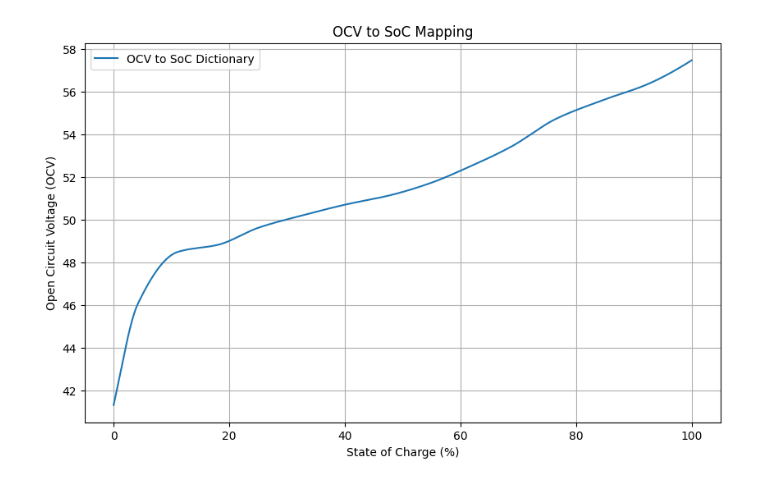
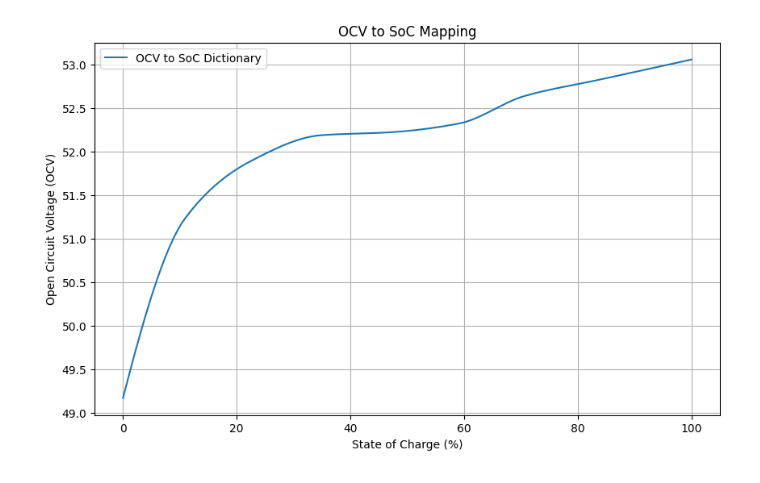
Before and after one commit to shipshape-marine/2rc-ekf-battery-state-estimation, a Jupyter notebook: Calibration Code/3.ocv-soc-fit.ipynb, the cells around one changed output. Cells and saved outputs as stored; diff of their text form; code cells hidden in the pictures.

Commit message:
Update calibration code

```diff
--- a/Calibration Code/3.ocv-soc-fit.ipynb
+++ b/Calibration Code/3.ocv-soc-fit.ipynb
@@ -9,8 +9,9 @@ from scipy.interpolate import PchipInterpolator
 from scipy.interpolate import make_interp_spline
 from scipy.optimize import curve_fit
 # %%
-current_directory = Path.cwd().parent
-discharge_directory = Path.joinpath(current_directory, "Data Start Point")
+from calibration_settings_patch import DATASET, SETTINGS, OUTPUT_DIR, rows
+print(f"Dataset: {DATASET}")
+discharge_directory = OUTPUT_DIR
 
 compiled_file_name = Path.joinpath(discharge_directory, "final_cleaned_compiled.csv")
 points_of_interest_file_name = Path.joinpath(discharge_directory, "points_of_interest.json")
@@ -47,12 +50,5 @@ Total Ah: 73.3691 Ah
 compiled_df['SoC'] = 100.0
 # SoC from discharge curve
 total_charge = total_Ah * 3600  # Convert Ah to Coulombs
-accumulated_charge = 0.0
-for index, row in compiled_df.iterrows():
-    if index % 10000 == 0:
-        print(f"Calculating SoC for row {index}/{len(compiled_df)}", end='\r')
-
-    compiled_df.at[index, 'SoC'] = total_charge - accumulated_charge
-    accumulated_charge += row['Charge Change']
-
-compiled_df["SoC"] = compiled_df["SoC"] / total_charge * 100
+accumulated_charge = compiled_df['Charge Change'].cumsum().shift(1, fill_value=0)
+compiled_df["SoC"] = (total_charge - accumulated_charge) / total_charge * 100
@@ -95,5 +89,6 @@ Before Open: {"index": [13297, 46691, 112353, 168972, 220705, 256857, 294521, 33
 # %%
-trimmed_df = compiled_df[:618898 ]
+trimmed_df = compiled_df
+# Retaill original data frame
 # %%
 plt.figure(figsize=(10, 6))
 plt.plot(trimmed_df['SoC'], trimmed_df['Calibrated Voltage'], label='State of Charge (SoC)')
@@ -111,10 +106,25 @@ plt.show()
 # As the final OCV at SoC = 0
 last_point = trimmed_df.iloc[-1]
 
+# the last sample is read under load, so it is below the OCV.
+# Add back the load current times the resistance seen at
+# the lowest rest (loaded voltage just before that rest -> voltage at its end). Resistance rises further near empty, so this
+# is still a low estimate of the OCV.
+assert before_close['time'][-1] > before_open['time'][-1], "The lowest rest has no end point"
+def mean_current(rows_df):
+    return ((rows_df['Calibrated Current 1'] + rows_df['Calibrated Current 2']) / 2).mean()
+open_index = before_open['index'][-1]
+open_current = mean_current(trimmed_df.iloc[open_index - rows(0.2):open_index])
+lowest_rest_resistance = (before_close['voltage'][-1] - before_open['voltage'][-1]) / open_current
+end_current = mean_current(trimmed_df.iloc[-rows(1):])
+ocv_at_end = last_point['Calibrated Voltage'] + end_current * lowest_rest_resistance
+print(f"Lowest rest: {before_open['voltage'][-1]:.3f} V at {open_current:.1f} A -> {before_close['voltage'][-1]:.3f} V, resistance {lowest_rest_resistance:.4f} Ohm")
+print(f"Last sample: {last_point['Calibrated Voltage']:.3f} V at {end_current:.1f} A -> OCV estimate {ocv_at_end:.3f} V")
+
 if before_close['index'][-1] != len(trimmed_df) - 1:
     before_close['SoC'].append(last_point['SoC'])
-    before_close['voltage'].append(last_point['Calibrated Voltage'])
+    before_close['voltage'].append(ocv_at_end)
     before_close['index'].append(len(trimmed_df) - 1)
 
-    print(f"Added last point to before_close: SoC={last_point['SoC']}, Voltage={last_point['Calibrated Voltage']}, Index={len(trimmed_df) - 1}")
+    print(f"Added last point to before_close: SoC={last_point['SoC']}, Voltage={ocv_at_end}, Index={len(trimmed_df) - 1}")
 # %% [output]
@@ -229,30 +271,30 @@ Interval 13: f(x) = -7.80839638082995e-05 * (x-92.24186417492278)**3 + 0.0045244
 # %%
 # Option 2: Faster O(1), but takes ~3000kb of data for 3 dp precision.
 # Not suitable for microcontroller but can be used for RPi
 
 factor = 3 # Number of dp
 array_interval = factor + 2 # Additional 2 for 0 - 100% SoC
 ocv_soc_dict = {}
 ocv_intervals = np.linspace(0, 100, 10**array_interval + 1)
 for ocv_value in ocv_intervals:
-    soc_value = piecewise_cubic_interp(ocv_value)
+    soc_value = piecewise_cubic_interp(np.clip(ocv_value, piecewise_cubic_interp.x[0], piecewise_cubic_interp.x[-1]))  # fix: remove  extrapolation
     ocv_soc_dict[round(ocv_value, factor+2)] = soc_value.item()
 
 output_df = pd.DataFrame({
     "SoC": list(ocv_soc_dict.keys()),
     "OCV": list(ocv_soc_dict.values())
 })
 
 plt.figure(figsize=(10, 6))
 plt.plot(output_df['SoC'], output_df['OCV'], label='OCV to SoC Dictionary', linestyle='-')
 plt.xlabel('State of Charge (%)')
 plt.ylabel('Open Circuit Voltage (OCV)')
 plt.title('OCV to SoC Mapping')
 plt.legend()
 plt.grid(True)
 plt.show()
 # %% [output]
-[figure, old version]
+[figure, new version]
 # %%
 output_df.to_csv(ocv_soc_dict_file_name, index=False)
 print(f"Saved OCV to SoC dictionary with {len(ocv_soc_dict)} entries to {ocv_soc_dict_file_name}")
```
Also changed, not shown: parts of 12 cells of this notebook, 5 other files.
